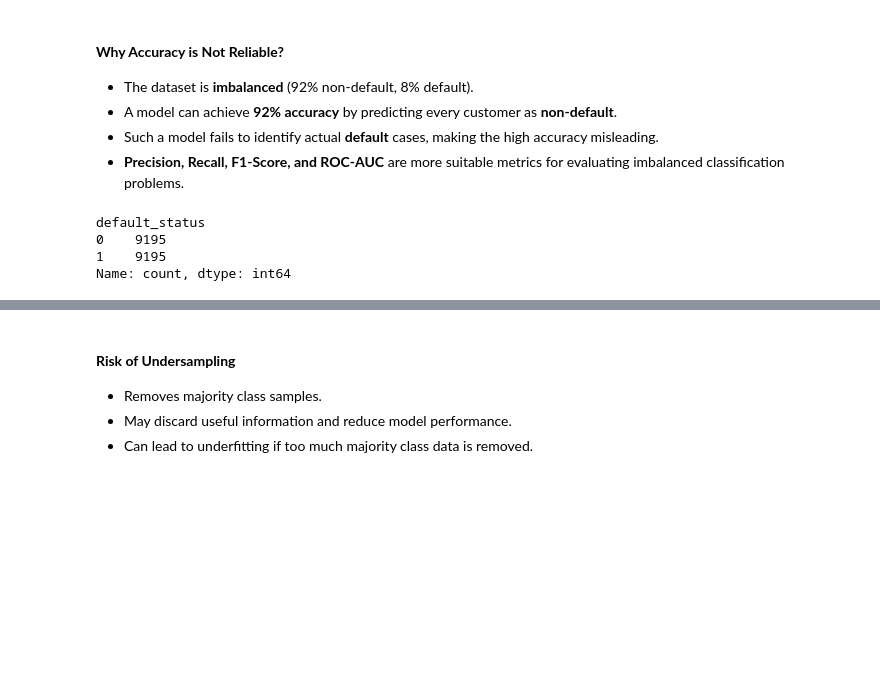
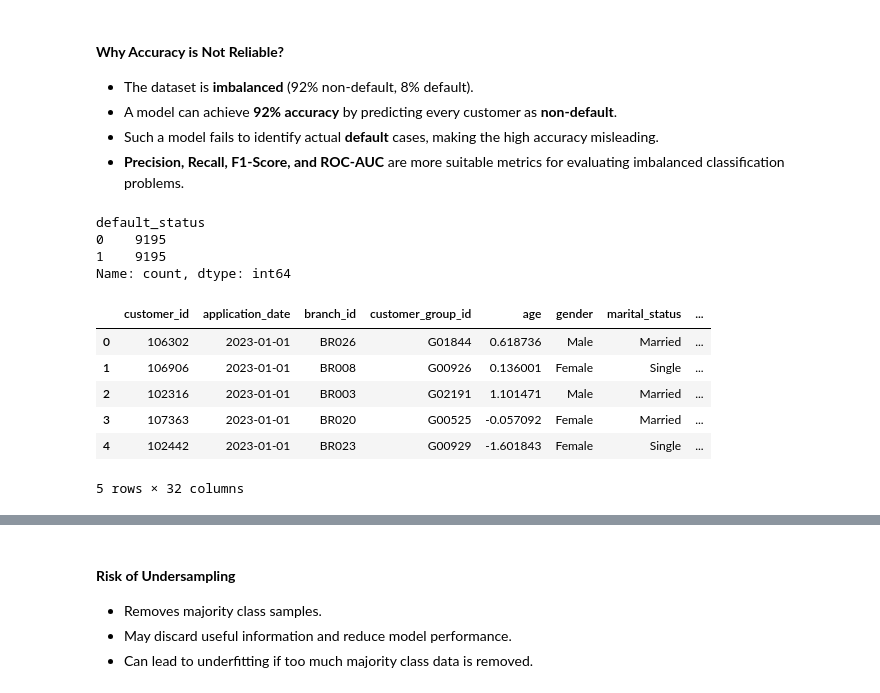
Before and after one commit to MonishDY/AI-Track, a Jupyter notebook: Module 2 - Feature Engineering/Capstone Project/MonishDY_230701195_Capstone_Case_Study.ipynb, the cells around one changed output, grey strips where cells are left out. Saved outputs shown, nothing was run; the diff lists cells and outputs as text; code cells hidden in the pictures; blank space fills up the shorter version.

```diff
--- a/Module 2 - Feature Engineering/Capstone Project/MonishDY_230701195_Capstone_Case_Study.ipynb
+++ b/Module 2 - Feature Engineering/Capstone Project/MonishDY_230701195_Capstone_Case_Study.ipynb
@@ -566,17 +566,25 @@ Name: proportion, dtype: float64
 # %%
 # Random Oversampling
 X = df.drop("default_status", axis=1)
 y = df["default_status"]
 
 ros = RandomOverSampler(random_state=42)
 X_over, y_over = ros.fit_resample(X, y)
 
 print(y_over.value_counts())
+X_over.head()
 # %% [output]
 default_status
 0    9195
 1    9195
 Name: count, dtype: int64
+|  | customer_id | application_date | branch_id | customer_group_id | age | gender | marital_status | ... |
+| 0 | 106302 | 2023-01-01 | BR026 | G01844 | 0.618736 | Male | Married | ... |
+| 1 | 106906 | 2023-01-01 | BR008 | G00926 | 0.136001 | Female | Single | ... |
+| 2 | 102316 | 2023-01-01 | BR003 | G02191 | 1.101471 | Male | Married | ... |
+| 3 | 107363 | 2023-01-01 | BR020 | G00525 | -0.057092 | Female | Married | ... |
+| 4 | 102442 | 2023-01-01 | BR023 | G00929 | -1.601843 | Female | Single | ... |
+5 rows × 32 columns
 # %%
 # Random Undersampling
 rus = RandomUnderSampler(random_state=42)
```
Also changed, not shown: parts of 46 cells of this notebook.
